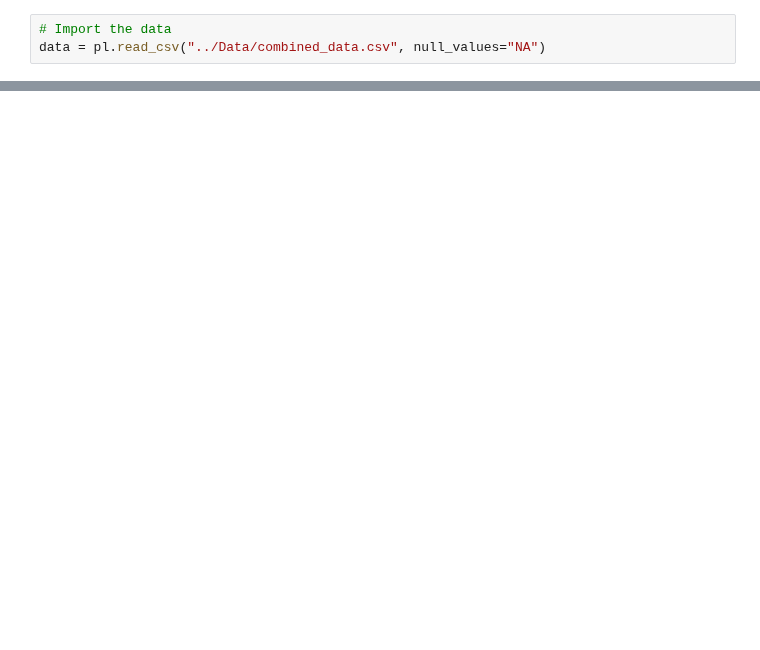
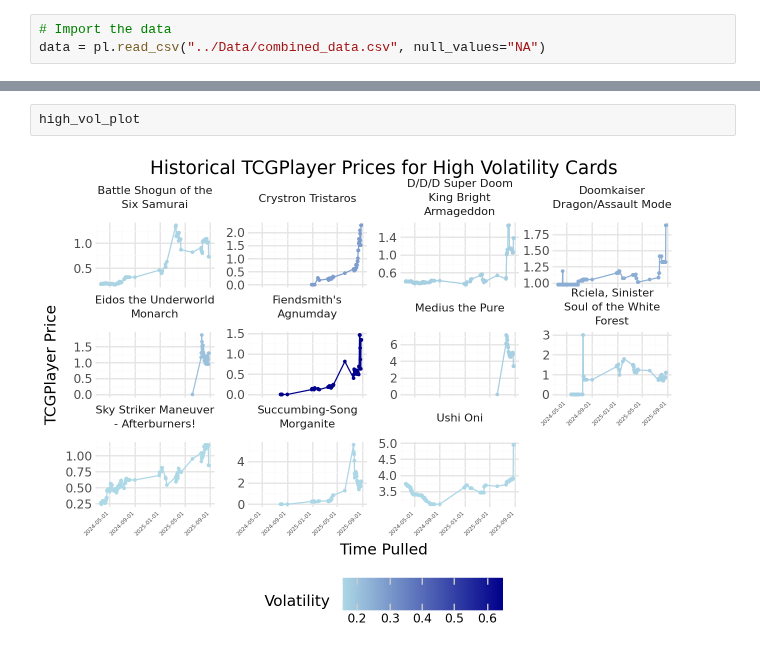
Before and after one commit to mlchrzan/Heart-of-the-Cards, a Jupyter notebook: Code/playground.ipynb, the cells around one changed output, grey strips where cells are left out. Drawn from its saved outputs; the diff is of its cells as text; blank space fills up the shorter version.

```diff
--- a/Code/playground.ipynb
+++ b/Code/playground.ipynb
@@ -31,0 +644,4 @@ pn.ggplot(mean_price,
+# %%
+high_vol_plot
+# %% [output]
+[figure, added]
```
Also changed, not shown: parts of 17 cells of this notebook, 28 other files.
